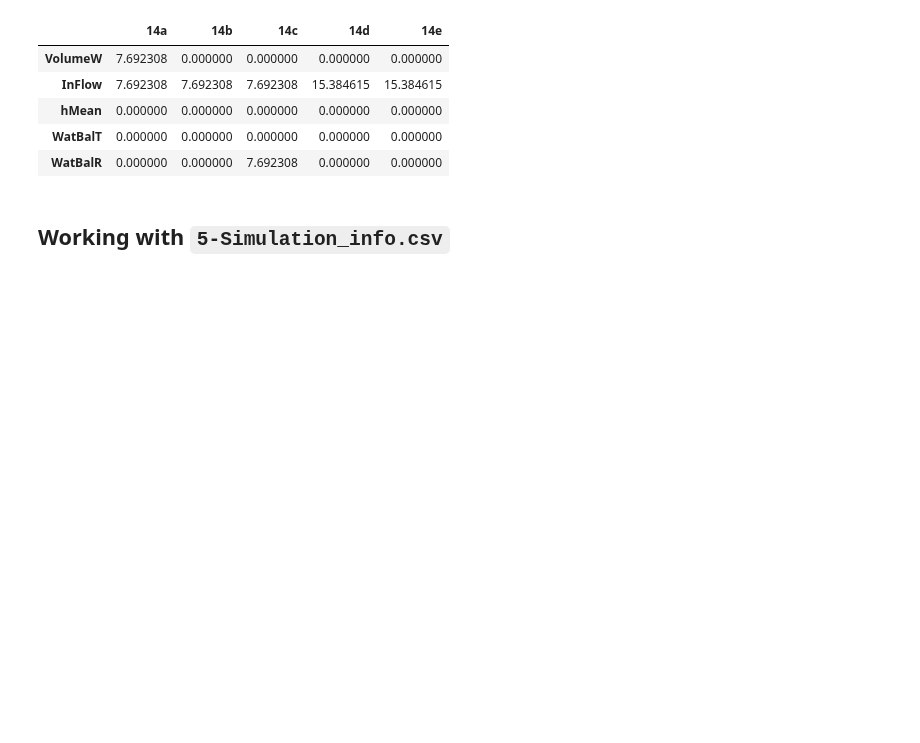
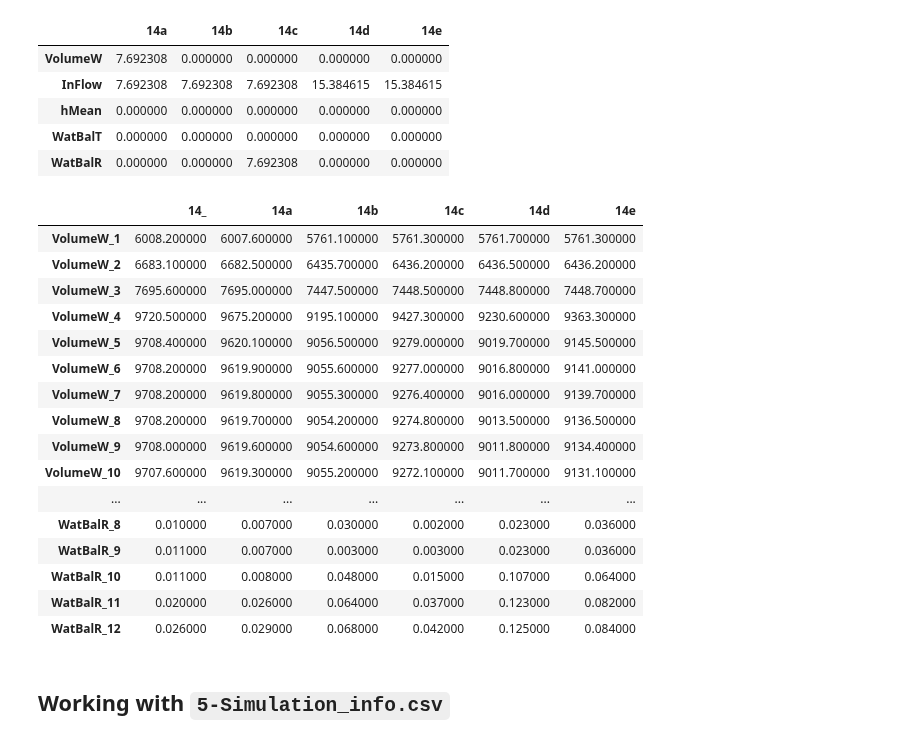
Before and after one commit to drnesr/SandDitch, a Jupyter notebook: Code/SandDitchAnalysis014.ipynb, the cells around one changed output. Drawn from its saved outputs; the diff is of its cells as text; code cells hidden in the pictures; blank space fills up the shorter version.

Commit message:
Applied values difference function to all files

```diff
--- a/Code/SandDitchAnalysis014.ipynb
+++ b/Code/SandDitchAnalysis014.ipynb
@@ -146,7 +146,7 @@ def display_difference_values(the_file_name):
 
         results[source.split("/")[2][-3:]] = comp_f
 
-    results = pd.DataFrame(results)
+    results = pd.DataFrame(results).dropna()
     return results
 # %%
 display_difference_values(file_name)
@@ -199,5 +200,25 @@ results[results<100].dropna()
 | hMean | 0.000000 | 0.000000 | 0.000000 | 0.000000 | 0.000000 |
 | WatBalT | 0.000000 | 0.000000 | 0.000000 | 0.000000 | 0.000000 |
 | WatBalR | 0.000000 | 0.000000 | 7.692308 | 0.000000 | 0.000000 |
+# %%
+display_difference_values(file_name)
+# %% [output]
+|  | 14_ | 14a | 14b | 14c | 14d | 14e |
+| VolumeW_1 | 6008.200000 | 6007.600000 | 5761.100000 | 5761.300000 | 5761.700000 | 5761.300000 |
+| VolumeW_2 | 6683.100000 | 6682.500000 | 6435.700000 | 6436.200000 | 6436.500000 | 6436.200000 |
+| VolumeW_3 | 7695.600000 | 7695.000000 | 7447.500000 | 7448.500000 | 7448.800000 | 7448.700000 |
+| VolumeW_4 | 9720.500000 | 9675.200000 | 9195.100000 | 9427.300000 | 9230.600000 | 9363.300000 |
+| VolumeW_5 | 9708.400000 | 9620.100000 | 9056.500000 | 9279.000000 | 9019.700000 | 9145.500000 |
+| VolumeW_6 | 9708.200000 | 9619.900000 | 9055.600000 | 9277.000000 | 9016.800000 | 9141.000000 |
+| VolumeW_7 | 9708.200000 | 9619.800000 | 9055.300000 | 9276.400000 | 9016.000000 | 9139.700000 |
+| VolumeW_8 | 9708.200000 | 9619.700000 | 9054.200000 | 9274.800000 | 9013.500000 | 9136.500000 |
+| VolumeW_9 | 9708.000000 | 9619.600000 | 9054.600000 | 9273.800000 | 9011.800000 | 9134.400000 |
+| VolumeW_10 | 9707.600000 | 9619.300000 | 9055.200000 | 9272.100000 | 9011.700000 | 9131.100000 |
+| ... | ... | ... | ... | ... | ... | ... |
+| WatBalR_8 | 0.010000 | 0.007000 | 0.030000 | 0.002000 | 0.023000 | 0.036000 |
+| WatBalR_9 | 0.011000 | 0.007000 | 0.003000 | 0.003000 | 0.023000 | 0.036000 |
+| WatBalR_10 | 0.011000 | 0.008000 | 0.048000 | 0.015000 | 0.107000 | 0.064000 |
+| WatBalR_11 | 0.020000 | 0.026000 | 0.064000 | 0.037000 | 0.123000 | 0.082000 |
+| WatBalR_12 | 0.026000 | 0.029000 | 0.068000 | 0.042000 | 0.125000 | 0.084000 |
 # %% [markdown]
 ## Working with `5-Simulation_info.csv`
```
Also changed, not shown: parts of 10 cells of this notebook.
